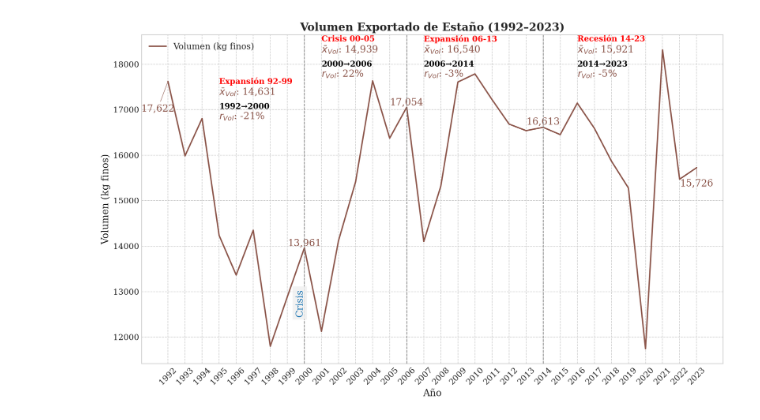
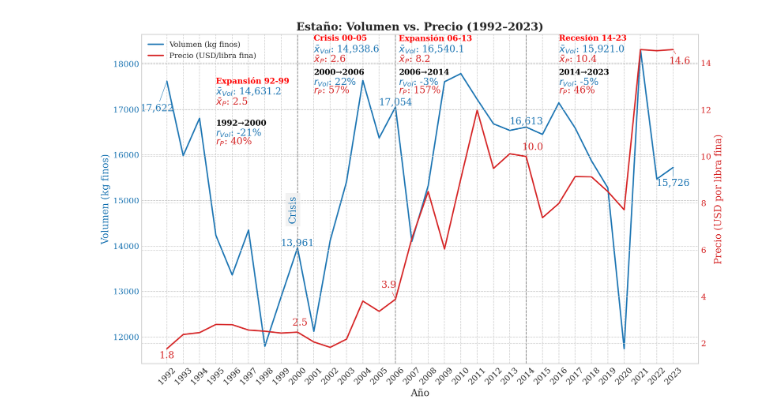
Before and after one commit to navi0369/proyectomacro, a Jupyter notebook: src/tesis/serie_completa/minerales/estaño.ipynb, the cells around one changed output. Saved outputs shown, nothing was run; the diff lists cells and outputs as text; code cells hidden in the pictures.

```diff
--- a/src/tesis/serie_completa/minerales/estaño.ipynb
+++ b/src/tesis/serie_completa/minerales/estaño.ipynb
@@ -49,7 +49,7 @@ df.drop(columns="estaño_valor", inplace=True)
 # ───────────────────────  GRÁFICA DUAL AXIS (valor-precio) ───────────────────────
 cols   = ["estanio_valor_musd", "precio_usd_lf"]
 abbr   = {"estanio_valor_musd": "Valor", "precio_usd_lf": "Precio"}
-colors = {"estanio_valor_musd": "#8c564b", "precio_usd_lf": "#d62728"}  # marrón + rojo
+colors = {"estanio_valor_musd": "#4682b4", "precio_usd_lf": "#d62728"}  # azul acero + rojo
 
 cycle_stats = {n: df.loc[s, cols].mean().to_dict() for n, s in periods.items()}
 
@@ -129,71 +129,110 @@ h2,l2 = ax_price.get_legend_handles_labels()
 hl    = [(x,y) for x,y in zip(h+h2, l+l2) if not y.startswith('_')]
 if hl: ax_val.legend(*zip(*hl), loc="upper left", fontsize=11)
 
+ax_val.set_xticks(df.index[::max(1, len(df)//31)])
+
 plt.tight_layout()
 plt.savefig(os.path.join(output_dir, "estanio_valor_precio_dual_axis.png"), dpi=300)
 plt.show()
-# ─────────────────────────  GRÁFICA DE VOLUMEN ──────────────────────────
-colors_vol = {"estaño_volumen": "tab:brown"}
-abbr_vol   = {"estaño_volumen": "Vol"}
+
+# ──────────────────  GRÁFICA DUAL AXIS (volumen-precio) ──────────────────
+cols_vol   = ["estaño_volumen", "precio_usd_lf"]
+colors_vol = {
+    "estaño_volumen": "tab:blue",
+    "precio_usd_lf":  colors["precio_usd_lf"]   # rojo que definiste arriba
+}
+abbr_vol = {"estaño_volumen": "Vol", "precio_usd_lf": "P"}
 
 cycle_stats_vol = {
-    n: df.loc[s, ["estaño_volumen"]].mean().to_dict()
+    n: df.loc[s, cols_vol].mean().to_dict()
     for n, s in periods.items()
 }
-
-hitos_v      = {2000: "Crisis", 2006: "Expansión", 2014: "Recesión"}
-hitos_offset_v = {yr: 0.7 for yr in hitos_v}
-
+hitos_offset_v = {yr: .81 for yr in hitos_v}
 annotation_offsets_vol = {
     "estaño_volumen": {
         1992:(-0.6,-600), 2000:(0,100), 2006:(0,100),
         2014:(0,120), 2023:(0,-350)
+    },
+    "precio_usd_lf": {
+        1992:(0,-0.3), 2000:(0.15,0.4), 2006:(-0.4,0.6),
+        2014:(0.4,0.4), 2023:(0.4,-0.5)
     }
 }
+
 period_growth_offsets_vol = {
-    "1992-2000": (1995,0.92), "2000-2006":(2001,0.97),
-    "2006-2014": (2007,0.97), "2014-2023":(2016,0.97)
+    "1992-2000": (1995,0.90), "2000-2006":(2001,0.96),
+    "2006-2014": (2006.2,0.96), "2014-2023":(2016,0.96)
 }
+
 cycle_text_offsets_vol = {
     "Expansión 92-99": (1995,0.95),
-    "Crisis 00-05":    (2001,1),
-    "Expansión 06-13": (2007,1),
-    "Recesión 14-23":  (2016,1),
+    "Crisis 00-05":    (2001,1.00),
+    "Expansión 06-13": (2006.2,1.00),
+    "Recesión 14-23":  (2016,1.00),
 }
 
 fig_v, ax_v = plt.subplots(figsize=(13,8))
+ax_price = ax_v.twinx()
+
+# series
 ax_v.plot(df.index, df["estaño_volumen"],
           label="Volumen (kg finos)",
           color=colors_vol["estaño_volumen"])
+ax_price.plot(df.index, df["precio_usd_lf"],
+              label="Precio (USD/libra fina)",
+              color=colors_vol["precio_usd_lf"])
 
+# hitos ciclo
 add_hitos(ax_v, df.index, hitos_v, hitos_offset_v, line_kwargs={"lw":1})
+
+# espaciado 3 % del rango visible
 y_min, y_max = ax_v.get_ylim()
-line_spacing = (y_max - y_min) * 0.03   # 3 % del rango real
+line_spacing = (y_max - y_min) * 0.03
 
+# medias por ciclo
 add_cycle_means_multi(
     ax_v, cycle_stats_vol, cycle_text_offsets_vol,
-    abbr_vol, colors_vol,
-    line_spacing=line_spacing
+    abbr_vol, colors_vol, line_spacing=line_spacing,
+    value_fmt="{:,.1f}"
+)
+
+# anotaciones de valores
+add_year_value_annotations(
+    ax_v, df, anot_years, ["estaño_volumen"],
+    {"estaño_volumen": annotation_offsets_vol["estaño_volumen"]},
+    {"estaño_volumen": colors_vol["estaño_volumen"]}, arrow_lw=0.6
 )
 add_year_value_annotations(
-    ax_v, df, anot_years, ["estaño_volumen"],
-    annotation_offsets_vol, colors_vol, arrow_lw=0.6
-)
-add_period_growth_annotations_multi(
-    ax_v, df, growth_periods,
-    ["estaño_volumen"], period_growth_offsets_vol,
-    colors_vol, abbr_vol,line_spacing_ratio=0.01
+    ax_price, df, anot_years, ["precio_usd_lf"],
+    {"precio_usd_lf": annotation_offsets_vol["precio_usd_lf"]},
+    {"precio_usd_lf": colors_vol["precio_usd_lf"]}, arrow_lw=0.6,
+    value_fmt="{:,.1f}"
 )
 
-ax_v.set_title(f"Volumen Exportado de Estaño ({df.index[0]}–{df.index[-1]})",
+# tasas de crecimiento
+add_period_growth_annotations_multi(
+    ax_v, df, growth_periods, cols_vol,
+    period_growth_offsets_vol, colors_vol, abbr_vol,
+    line_spacing_ratio=0.01
+)
+
+# ejes y leyendas
+ax_v.set_title(f"Estaño: Volumen vs. Precio ({df.index[0]}–{df.index[-1]})",
                fontweight="bold")
 ax_v.set_xlabel("Año")
-ax_v.set_ylabel("Volumen (kg finos)")
+ax_v.set_ylabel("Volumen (kg finos)", color=colors_vol["estaño_volumen"])
+ax_price.set_ylabel("Precio (USD por libra fina)", color=colors_vol["precio_usd_lf"])
+ax_v.tick_params(axis="y", labelcolor=colors_vol["estaño_volumen"])
+ax_price.tick_params(axis="y", labelcolor=colors_vol["precio_usd_lf"])
 ax_v.set_xticks(df.index[::max(1, len(df)//31)])
 ax_v.tick_params(axis="x", rotation=45)
-ax_v.legend(loc="upper left", fontsize=12.5)
+
+# leyenda combinada
+h1,l1 = ax_v.get_legend_handles_labels()
+h2,l2 = ax_price.get_legend_handles_labels()
+ax_v.legend(h1+h2, l1+l2, loc="upper left", fontsize=11)
 
 plt.tight_layout()
-plt.savefig(os.path.join(output_dir, "estanio_volumen.png"), dpi=300)
+plt.savefig(os.path.join(output_dir,"estanio_volumen_precio_dual_axis.png"), dpi=300)
 plt.show()
 # %% [output]
@@ -201 +240 @@ plt.show()
-[figure, old version]
+[figure, new version]
```
Also changed, not shown: parts of 1 cell of this notebook, 33 other files.
